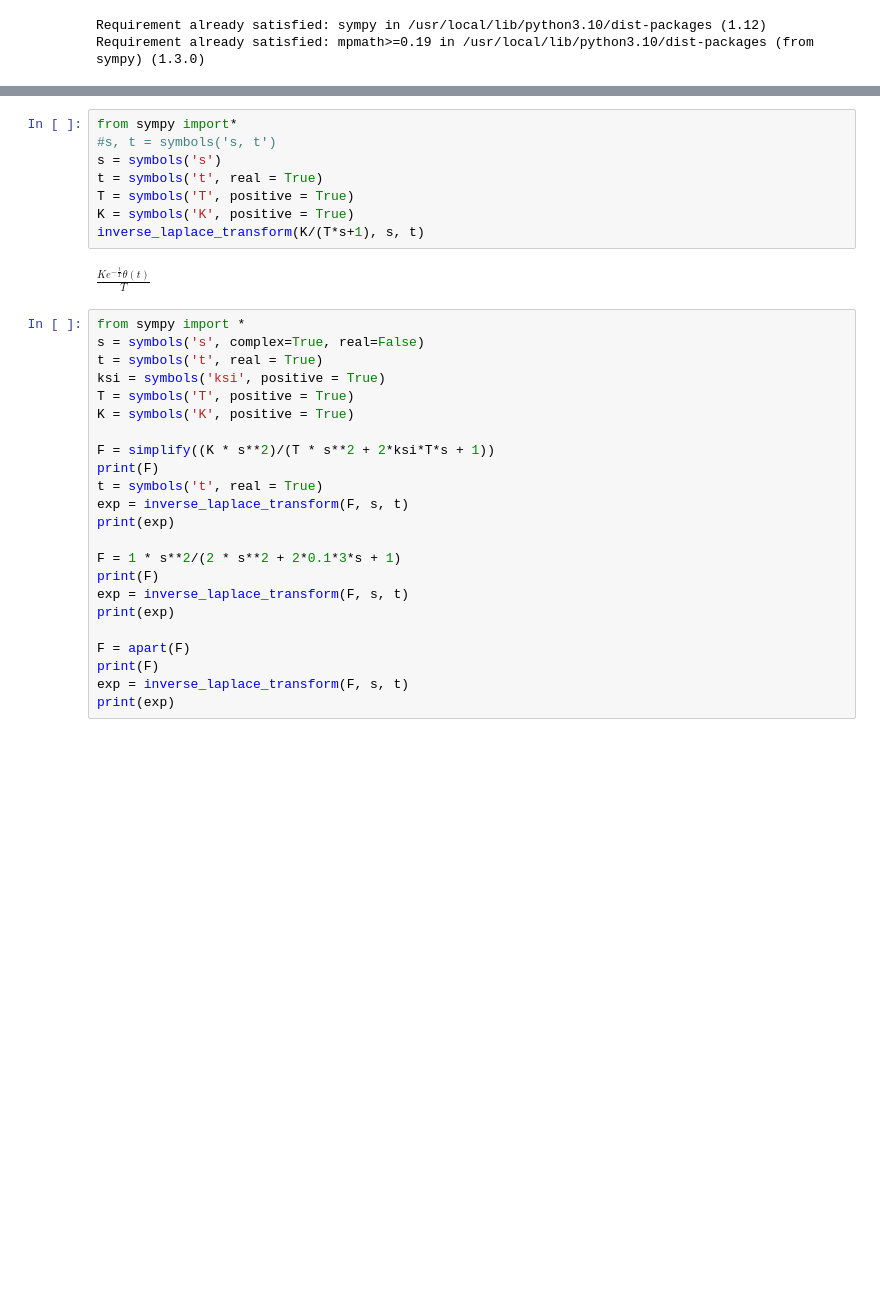
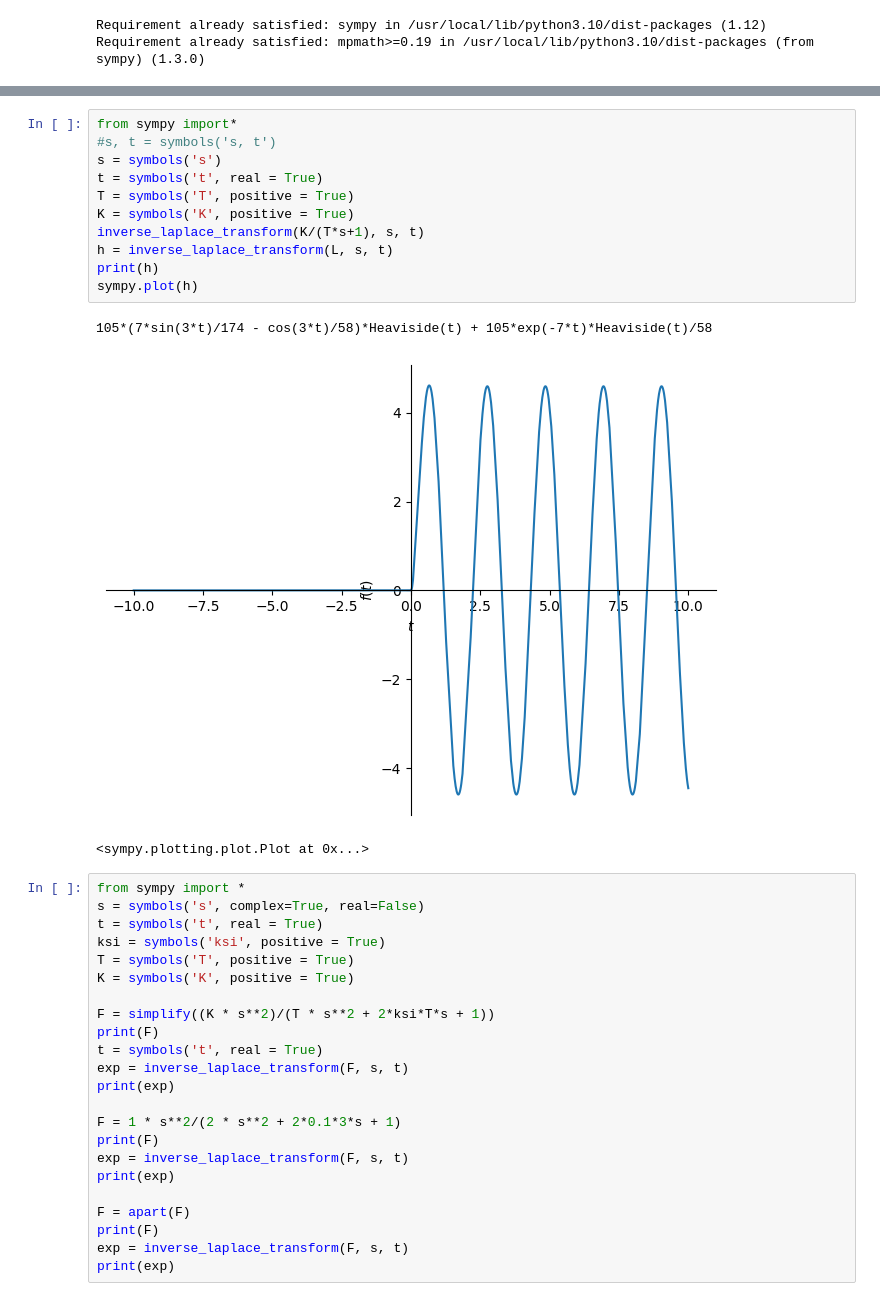
Before and after one commit to TAUforPython/BaseControlTheory, a Jupyter notebook: базовые_инструменты_ТАУ.ipynb, the cells around one changed output, grey strips where cells are left out. Drawn from its saved outputs; the diff is of its cells as text; blank space fills up the shorter version.

```diff
--- a/базовые_инструменты_ТАУ.ipynb
+++ b/базовые_инструменты_ТАУ.ipynb
@@ -27,13 +69,18 @@ print (L)
 # %%
 from sympy import*
 #s, t = symbols('s, t')
 s = symbols('s')
 t = symbols('t', real = True)
 T = symbols('T', positive = True)
 K = symbols('K', positive = True)
 inverse_laplace_transform(K/(T*s+1), s, t)
+h = inverse_laplace_transform(L, s, t)
+print(h)
+sympy.plot(h)
 # %% [output]
-$\displaystyle \frac{K e^{- \frac{t}{T}} \theta\left(t\right)}{T}$
+105*(7*sin(3*t)/174 - cos(3*t)/58)*Heaviside(t) + 105*exp(-7*t)*Heaviside(t)/58
+[figure, added]
+<sympy.plotting.plot.Plot at 0x...>
 # %%
 from sympy import *
 s = symbols('s', complex=True, real=False)
```
Also changed, not shown: parts of 11 cells of this notebook.
